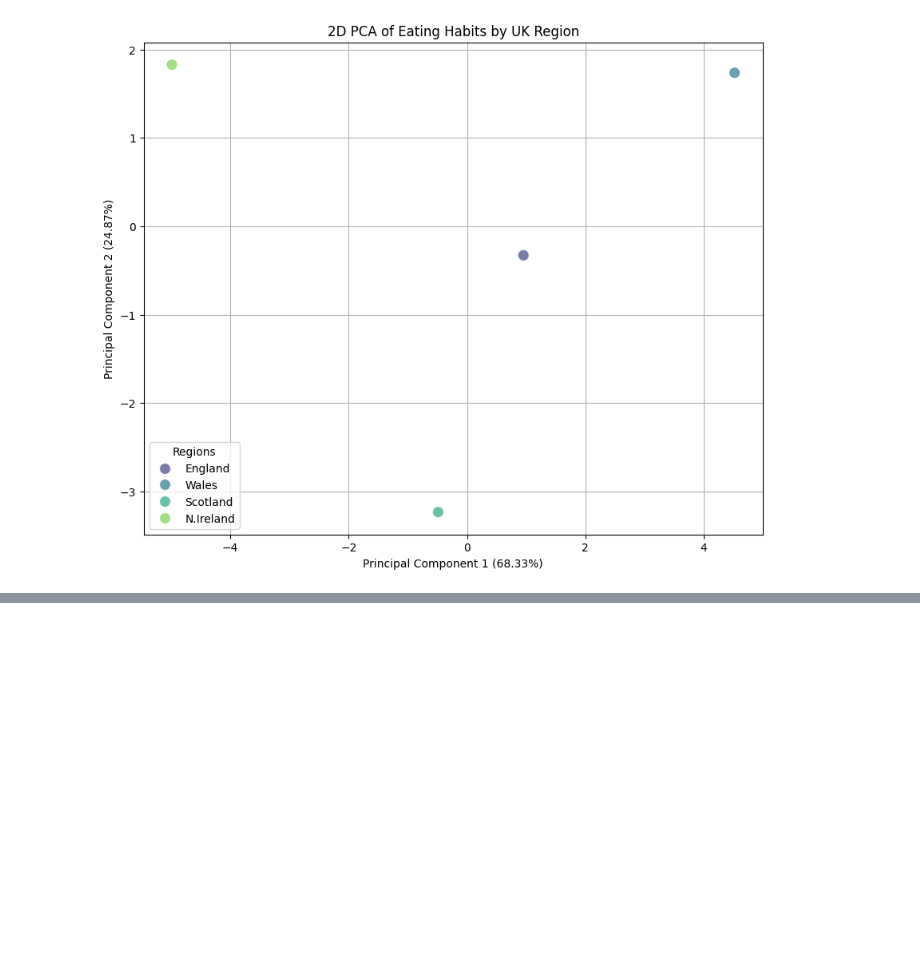
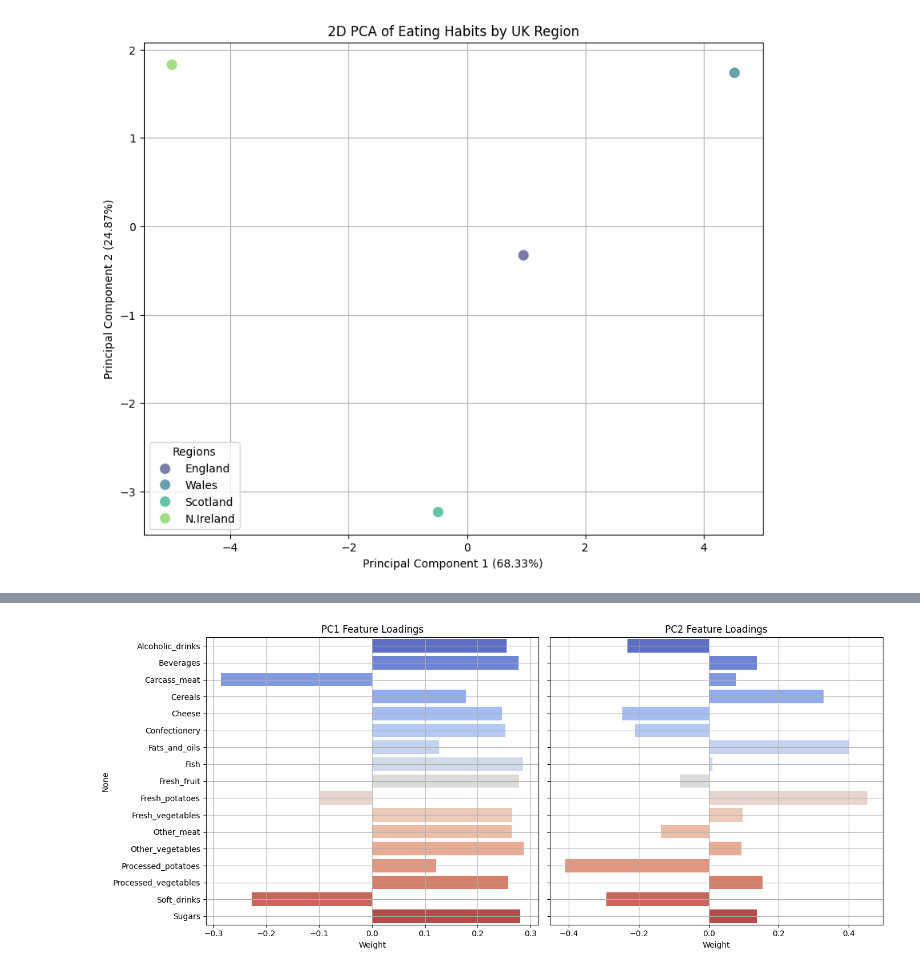
Before and after one commit to matteogolfarelli/DataCentricAI, a Jupyter notebook: Data Understanding/Eating_in_the_UK.ipynb, the cells around one changed output, grey strips where cells are left out. Cells and saved outputs as stored; diff of their text form; code cells hidden in the pictures; blank space fills up the shorter version.

```diff
--- a/Data Understanding/Eating_in_the_UK.ipynb
+++ b/Data Understanding/Eating_in_the_UK.ipynb
@@ -137,0 +143,29 @@ plt.show()
+# %%
+# Extract loadings using the already fitted 'pca' model and 'numerical_features'
+loadings = pca.components_.T
+loading_df = pd.DataFrame(
+    loadings,
+    columns=['PC1', 'PC2'],
+    index=numerical_features
+)
+
+# Plot the loadings to see feature contributions
+fig, axes = plt.subplots(1, 2, figsize=(14, 6), sharey=True)
+
+# PC1 Loadings
+sns.barplot(x=loading_df['PC1'], y=loading_df.index, ax=axes[0], palette='coolwarm', hue=loading_df.index, legend=False)
+axes[0].set_title('PC1 Feature Loadings')
+axes[0].set_xlabel('Weight')
+axes[0].grid(True)
+
+# PC2 Loadings
+sns.barplot(x=loading_df['PC2'], y=loading_df.index, ax=axes[1], palette='coolwarm', hue=loading_df.index, legend=False)
+axes[1].set_title('PC2 Feature Loadings')
+axes[1].set_xlabel('Weight')
+axes[1].set_ylabel('')
+axes[1].grid(True)
+
+plt.tight_layout()
+plt.show()
+# %% [output]
+[figure, added]
```
Also changed, not shown: parts of 2 cells of this notebook.
